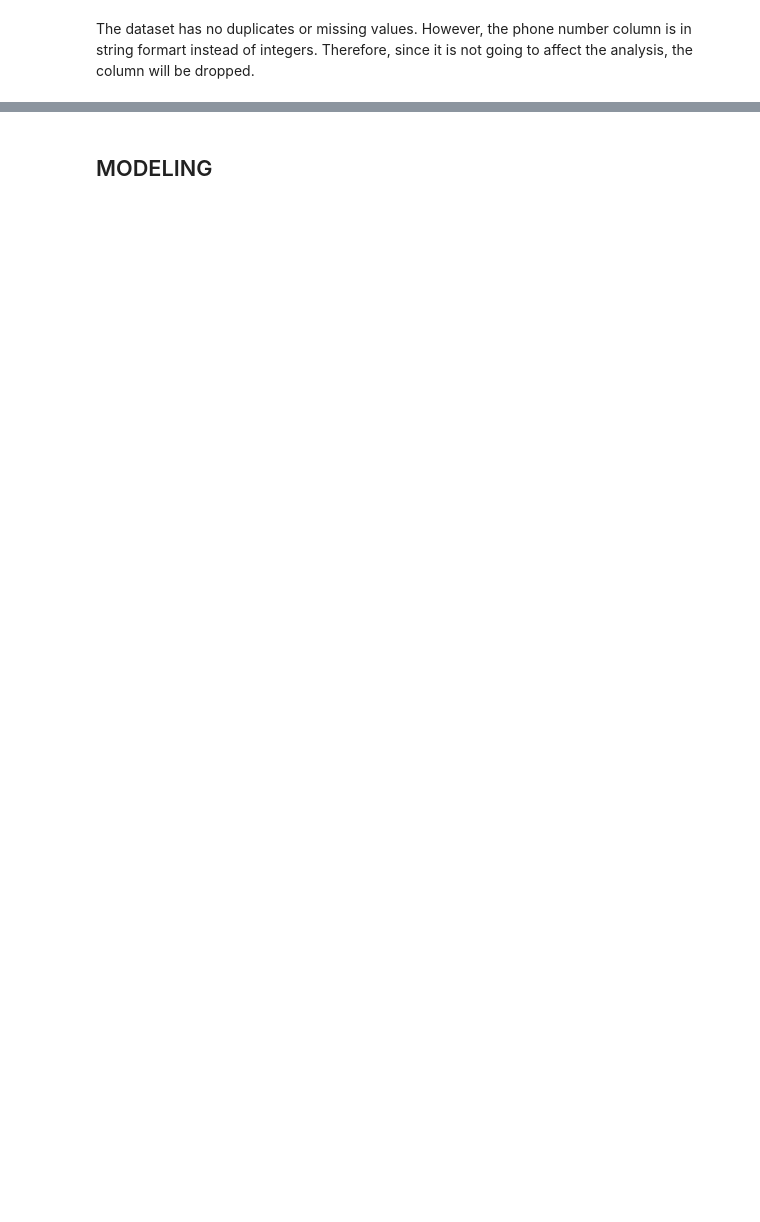
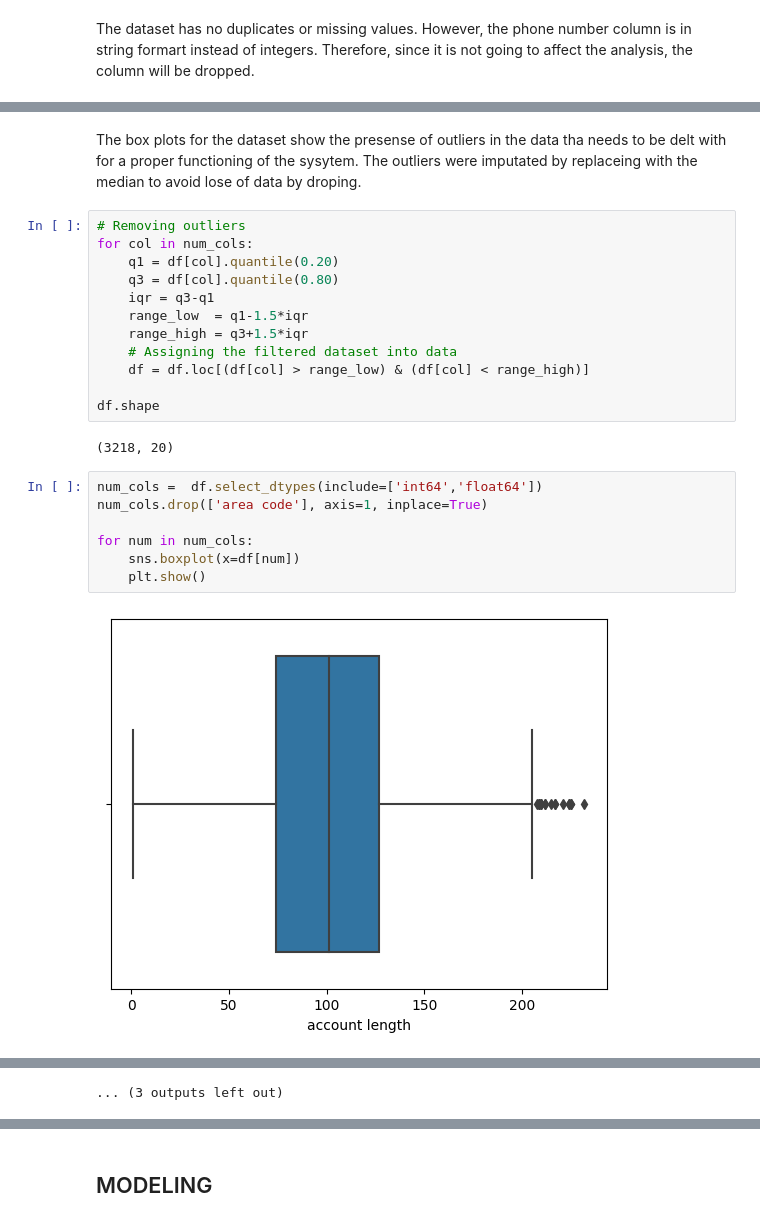
Before and after one commit to Victormawira/Phase-3-Project, a Jupyter notebook: index.ipynb, the cells around one changed output, grey strips where cells are left out. Cells and saved outputs as stored; diff of their text form; blank space fills up the shorter version.

```diff
--- a/index.ipynb
+++ b/index.ipynb
@@ -150,0 +221,25 @@ The dataset has no duplicates or missing values. However, the phone number colum
+# %% [markdown]
+The box plots for the dataset show the presense of outliers in the data tha needs to be delt with for a proper functioning of the sysytem. The outliers were imputated by replaceing with the median to avoid lose of data by droping.
+# %%
+# Removing outliers
+for col in num_cols:
+    q1 = df[col].quantile(0.20)
+    q3 = df[col].quantile(0.80)
+    iqr = q3-q1
+    range_low  = q1-1.5*iqr
+    range_high = q3+1.5*iqr
+    # Assigning the filtered dataset into data
+    df = df.loc[(df[col] > range_low) & (df[col] < range_high)]
+
+df.shape
+# %% [output]
+(3218, 20)
+# %%
+num_cols =  df.select_dtypes(include=['int64','float64'])
+num_cols.drop(['area code'], axis=1, inplace=True)
+
+for num in num_cols:
+    sns.boxplot(x=df[num])
+    plt.show()
+# %% [output]
+[figure, added]
@@ -150,0 +257 @@ The dataset has no duplicates or missing values. However, the phone number colum
+... (3 outputs left out)
```
Also changed, not shown: parts of 49 cells of this notebook.
